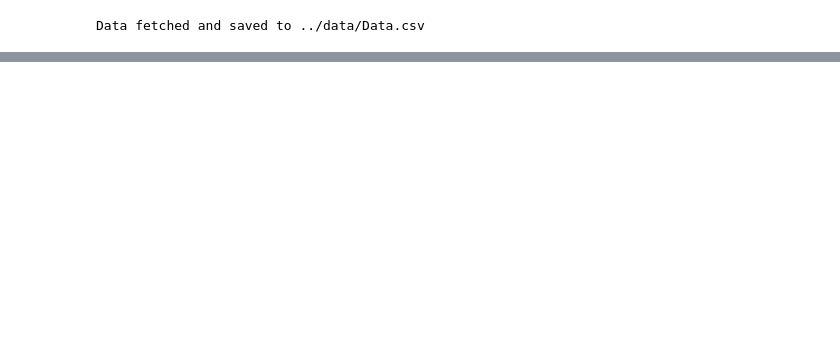
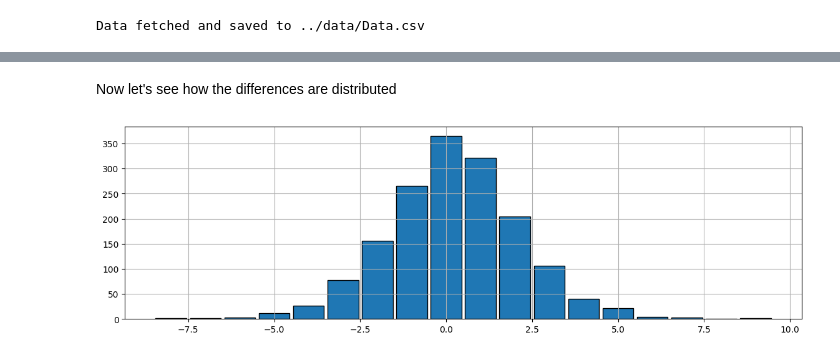
Before and after one commit to heiken1108/Match-Predictor, a Jupyter notebook: notebooks/1. Data Exploration.ipynb, the cells around one changed output, grey strips where cells are left out. Drawn from its saved outputs; the diff is of its cells as text; code cells hidden in the pictures; blank space fills up the shorter version.

```diff
--- a/notebooks/1. Data Exploration.ipynb
+++ b/notebooks/1. Data Exploration.ipynb
@@ -63,0 +110,9 @@ plot_util.plot_histogram(data['Goal difference'], figsize=figsize)
+# %%
+data['Goal Difference'] = data['FTHG']-data['FTAG']
+data['Shot Difference'] = data['HS']-data['AS']
+data['Shot on Target Difference'] = data['HST']-data['AST']
+data['Foul Difference'] = data['HF']-data['AF']
+data['Corner Difference'] = data['HC']-data['AC']
+data['Yellow Card Difference'] = data['HY']-data['AY']
+data['Red Card Difference'] = data['HR']-data['AR']
+data.head()
@@ -63,0 +127,6 @@ plot_util.plot_histogram(data['Goal difference'], figsize=figsize)
+# %% [markdown]
+Now let's see how the differences are distributed
+# %%
+plot_util.plot_histogram(data['Goal Difference'], figsize=figsize)
+# %% [output]
+[figure, added]
```
Also changed, not shown: parts of 25 cells of this notebook, 1 other file.
